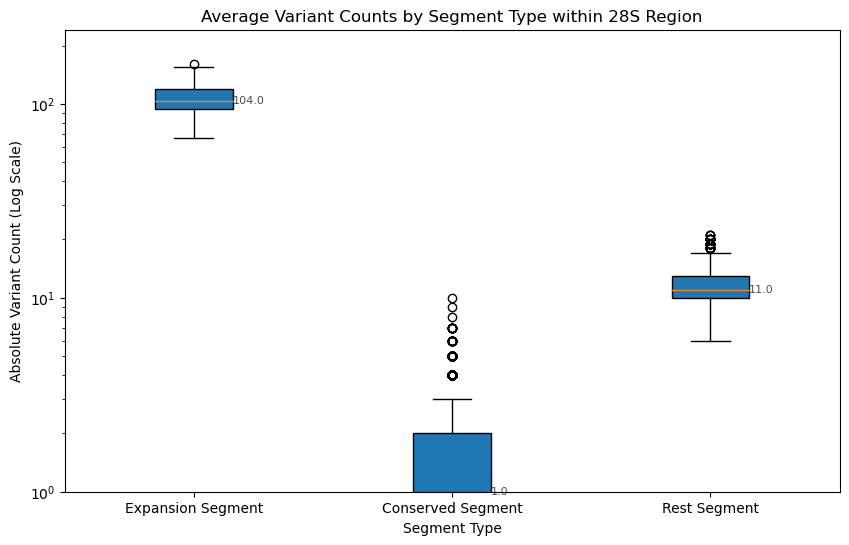
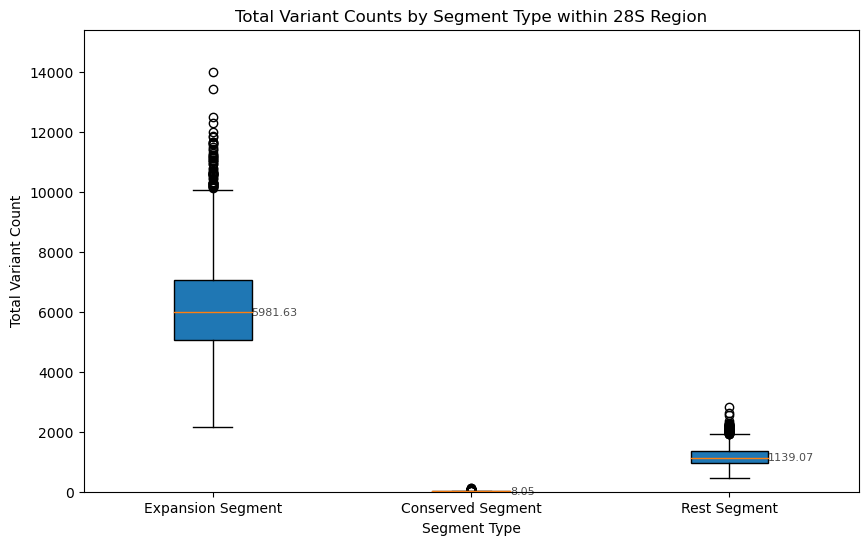
The notebook cell's code change between the first figure and the second:
--- before
+++ after
@@ -1,2 +1,3 @@
+# Total variant burden per segment type
 import pandas as pd
 import os
@@ -24,5 +25,4 @@
 conserved_counts = []
 rest_counts = []
-file_count = 0
 
 for file_path in glob.glob(os.path.join(vcf_directory, '*.vcf')):
@@ -32,22 +32,20 @@
     df = df[(df['POS'] >= start_28S) & (df['POS'] <= end_28S)]
 
-    # Variant counts for each segment within this sample
-    exp_count, cons_count, rest_count = 0, 0, 0
+    exp_sum, cons_sum, rest_sum = 0, 0, 0
 
     for _, row in df.iterrows():
         pos = row['POS']
         
-        # Classify variant counts by segment
+        # Accumulate variant counts based on segment type
         if any(start <= pos <= end for start, end in expansion_segments):
-            exp_count += 1
+            exp_sum += row['normalized_AF']
         elif any(start <= pos <= end for start, end in conserved_segments):
-            cons_count += 1
+            cons_sum += row['normalized_AF']
         else:
-            rest_count += 1
+            rest_sum += row['normalized_AF']
 
-    expansion_counts.append(exp_count)
-    conserved_counts.append(cons_count)
-    rest_counts.append(rest_count)
-    file_count += 1
+    expansion_counts.append(exp_sum)
+    conserved_counts.append(cons_sum)
+    rest_counts.append(rest_sum)
 
 data = [expansion_counts, conserved_counts, rest_counts]
@@ -62,8 +60,7 @@
              fontsize=8, color='black', alpha=0.7)
 
-plt.title("Average Variant Counts by Segment Type within 28S Region")
-plt.ylabel("Absolute Variant Count (Log Scale)")
+plt.title("Total Variant Counts by Segment Type within 28S Region")
+plt.ylabel("Total Variant Count")
 plt.xlabel("Segment Type")
-plt.yscale('log')
-plt.ylim(1, max(max(expansion_counts), max(conserved_counts), max(rest_counts)) * 1.5)
+plt.ylim(0, max(max(expansion_counts), max(conserved_counts), max(rest_counts)) * 1.1)
 plt.show()

Commit: update visualizations for boxplots of variant counts